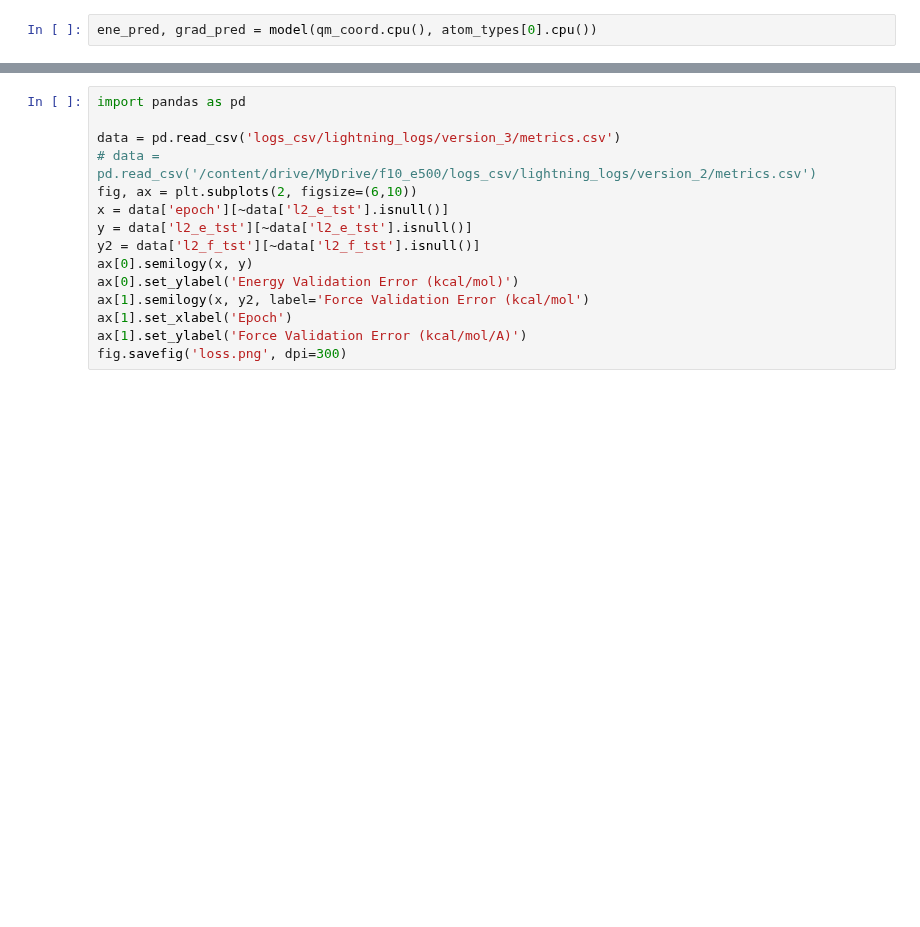
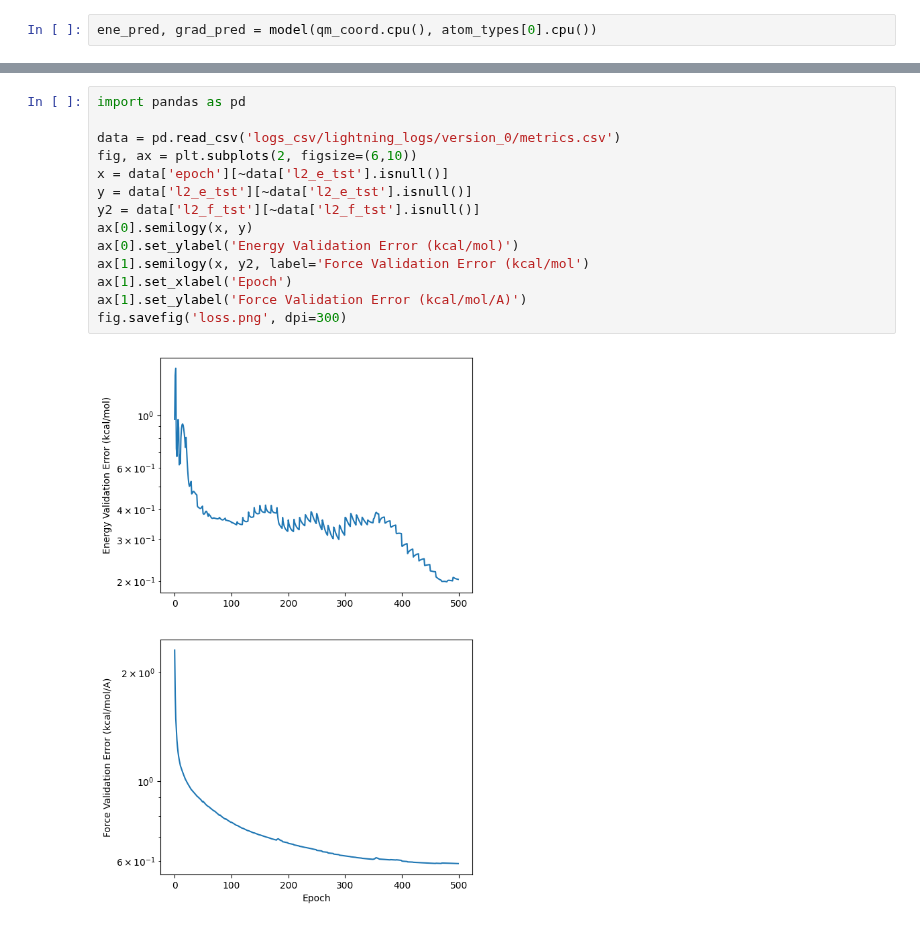
Before and after one commit to cc-ats/mlp_tutorial, a Jupyter notebook: _sources/Lesson3_BP.ipynb, the cells around one changed output, grey strips where cells are left out. Drawn from its saved outputs; the diff is of its cells as text; blank space fills up the shorter version.

```diff
--- a/_sources/Lesson3_BP.ipynb
+++ b/_sources/Lesson3_BP.ipynb
@@ -399,16 +536,17 @@ for param_tensor in model.state_dict():
 # %%
 import pandas as pd
 
-data = pd.read_csv('logs_csv/lightning_logs/version_3/metrics.csv')
-# data = pd.read_csv('/content/drive/MyDrive/f10_e500/logs_csv/lightning_logs/version_2/metrics.csv')
+data = pd.read_csv('logs_csv/lightning_logs/version_0/metrics.csv')
 fig, ax = plt.subplots(2, figsize=(6,10))
 x = data['epoch'][~data['l2_e_tst'].isnull()]
 y = data['l2_e_tst'][~data['l2_e_tst'].isnull()]
 y2 = data['l2_f_tst'][~data['l2_f_tst'].isnull()]
 ax[0].semilogy(x, y)
 ax[0].set_ylabel('Energy Validation Error (kcal/mol)')
 ax[1].semilogy(x, y2, label='Force Validation Error (kcal/mol')
 ax[1].set_xlabel('Epoch')
 ax[1].set_ylabel('Force Validation Error (kcal/mol/A)')
 fig.savefig('loss.png', dpi=300)
+# %% [output]
+[figure, added]
 # %%
```
Also changed, not shown: parts of 33 cells of this notebook, 26 other files.
